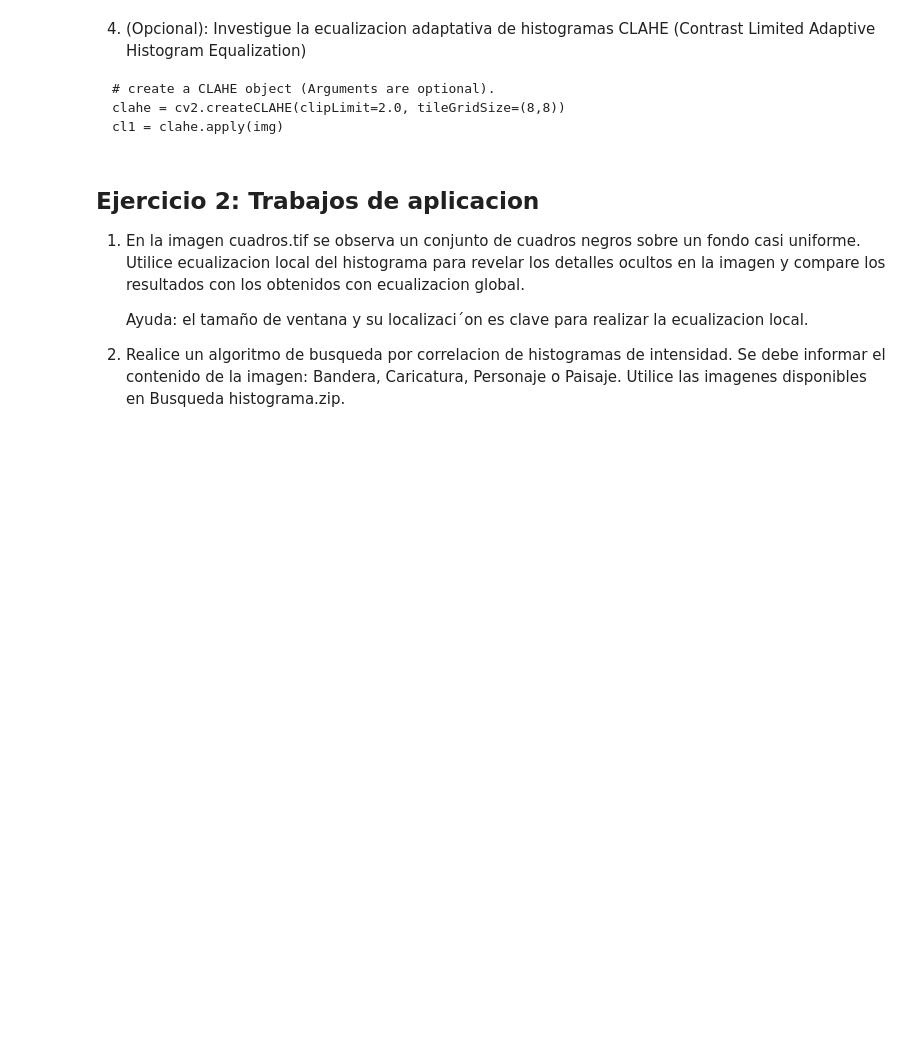
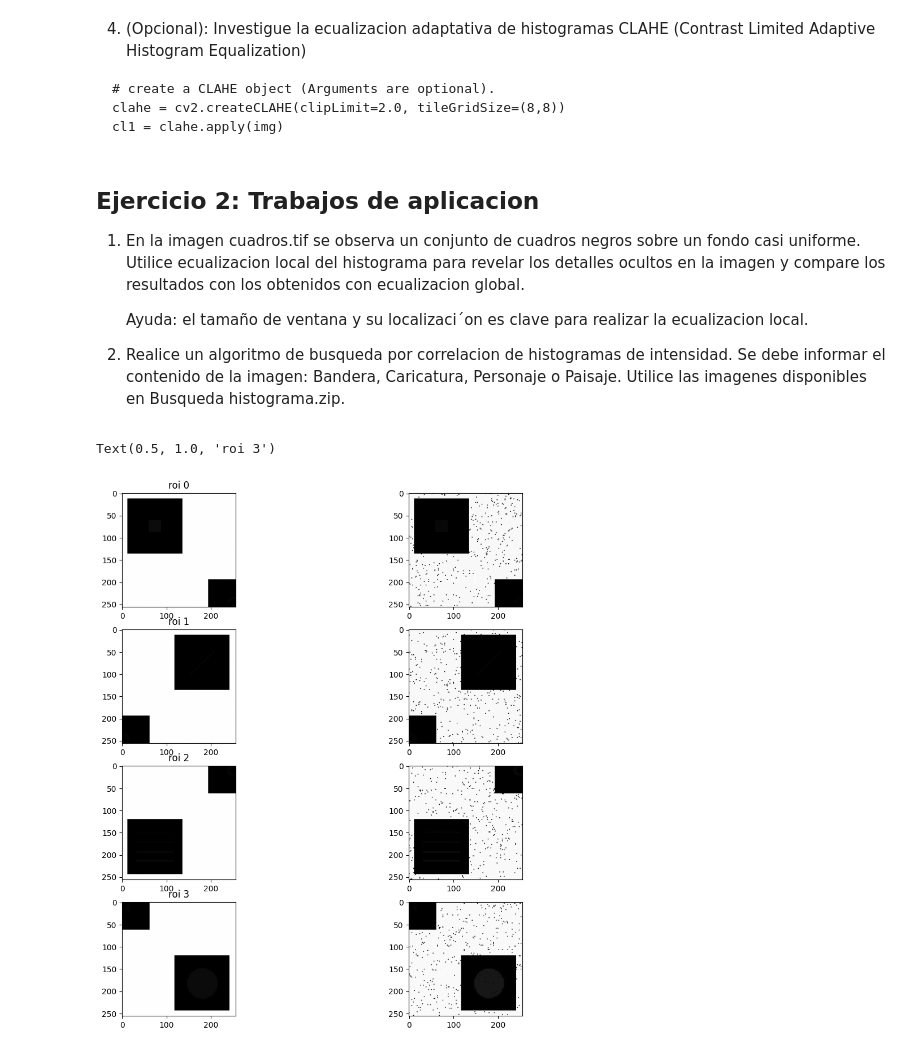
Before and after one commit to aguusandy/pdi-2024, a Jupyter notebook: Unidad2b_PDI.ipynb, the cells around one changed output. Cells and saved outputs as stored; diff of their text form; code cells hidden in the pictures; blank space fills up the shorter version.

```diff
--- a/Unidad2b_PDI.ipynb
+++ b/Unidad2b_PDI.ipynb
@@ -284,0 +291,31 @@ cl1 = clahe.apply(img)
+# %%
+# EJERCICIO 2.1
+#dado que la imgen es medianamente uniforme en todas las regiones, en iluminación, constante , textura y ademas es simétrica
+    #considero oportuno dividir la imagen en 4 ROIs
+img_cuadros = cv2.imread('cuadros.tif',cv2.IMREAD_GRAYSCALE)
+medidas = img_cuadros.shape; alto = medidas[0]; ancho = medidas[1]
+#obtenemos las cuatro roi
+#roi1 = np.zeros((ancho//2,alto//2)).astype(np.uint8)
+roi0 = img_cuadros[0:ancho//2,0:alto//2]
+roi1 = img_cuadros[0:ancho//2,alto//2:]
+roi2 = img_cuadros[ancho//2:,0:alto//2]
+roi3 = img_cuadros[ancho//2:,alto//2:]
+#equalizamos
+h_roi0 = cv2.equalizeHist(roi0)
+h_roi1 = cv2.equalizeHist(roi1)
+h_roi2 = cv2.equalizeHist(roi2)
+h_roi3 = cv2.equalizeHist(roi3)
+
+fig,ax = plt.subplots(nrows=4,ncols=2,figsize=(12,12))
+ax[0,0].imshow(roi0,cmap='gray');ax[0,0].set_title('roi 0')
+ax[1,0].imshow(roi1,cmap='gray');ax[1,0].set_title('roi 1')
+ax[2,0].imshow(roi2,cmap='gray');ax[2,0].set_title('roi 2')
+ax[3,0].imshow(roi3,cmap='gray');ax[3,0].set_title('roi 3')
+
+ax[0,1].imshow(h_roi0,cmap='gray');ax[0,0].set_title('roi 0')
+ax[1,1].imshow(h_roi1,cmap='gray');ax[1,0].set_title('roi 1')
+ax[2,1].imshow(h_roi2,cmap='gray');ax[2,0].set_title('roi 2')
+ax[3,1].imshow(h_roi3,cmap='gray');ax[3,0].set_title('roi 3')
+# %% [output]
+Text(0.5, 1.0, 'roi 3')
+[figure, added]
```
Also changed, not shown: parts of 6 cells of this notebook.
